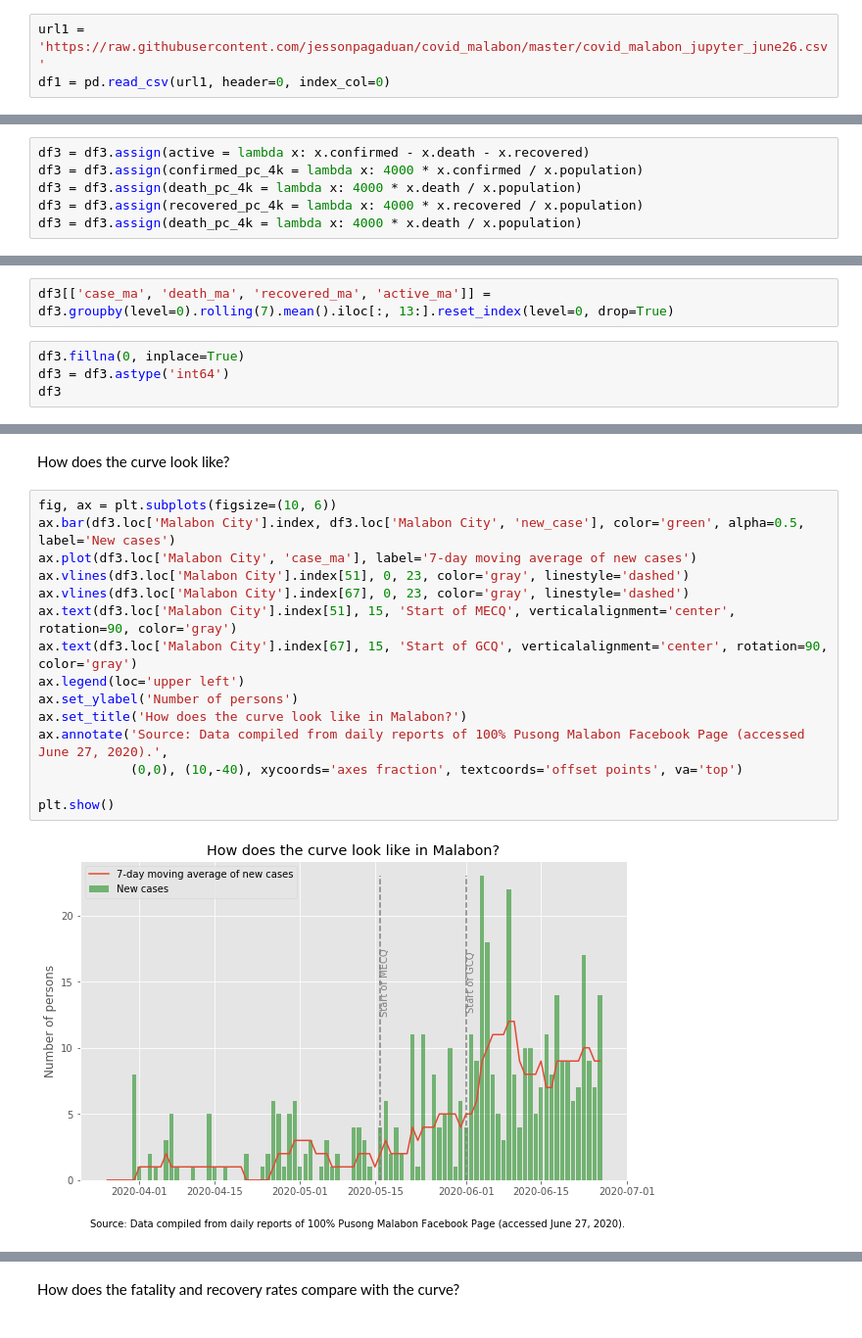
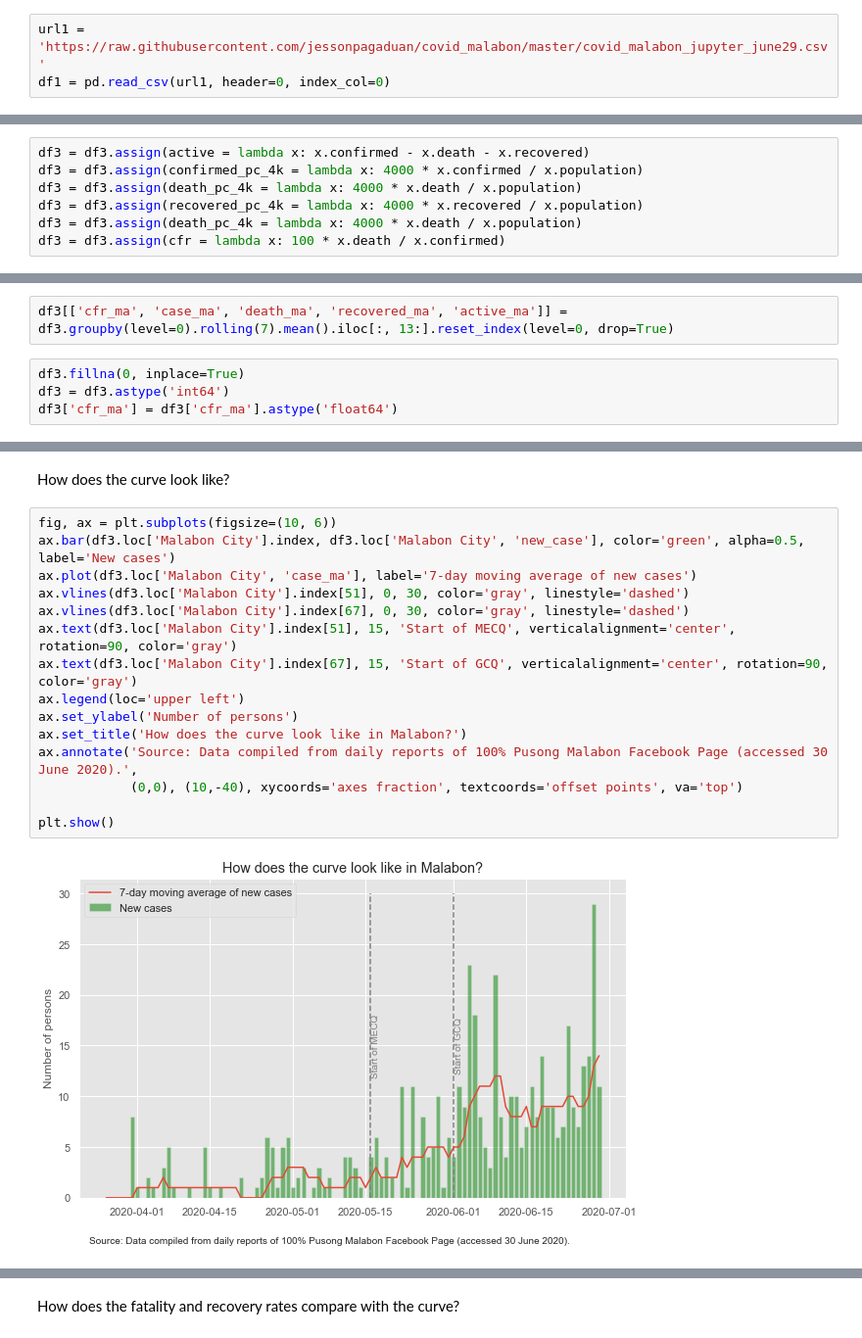
Before and after one commit to jessonpagaduan/covid_malabon, a Jupyter notebook: malabon-covid19.ipynb, the cells around one changed output, grey strips where cells are left out. Shown at 98% size. Cells and saved outputs as stored; diff of their text form.

```diff
--- a/malabon-covid19.ipynb
+++ b/malabon-covid19.ipynb
@@ -15,7 +16,7 @@ plt.style.use('ggplot')
 # %% [markdown]
 The raw data is available to the public and uploaded in my GitHub. Let's read the dataset from the GitHub repository:
 # %%
-url1 = 'https://raw.githubusercontent.com/jessonpagaduan/covid_malabon/master/covid_malabon_jupyter_june26.csv'
+url1 = 'https://raw.githubusercontent.com/jessonpagaduan/covid_malabon/master/covid_malabon_jupyter_june29.csv'
 df1 = pd.read_csv(url1, header=0, index_col=0)
 # %% [markdown]
 ### 2. Tidying data
@@ -375,6 +376,7 @@ df3 = df3.assign(confirmed_pc_4k = lambda x: 4000 * x.confirmed / x.population)
 df3 = df3.assign(death_pc_4k = lambda x: 4000 * x.death / x.population)
 df3 = df3.assign(recovered_pc_4k = lambda x: 4000 * x.recovered / x.population)
 df3 = df3.assign(death_pc_4k = lambda x: 4000 * x.death / x.population)
+df3 = df3.assign(cfr = lambda x: 100 * x.death / x.confirmed)
 # %%
 df3.replace(np.inf, 0, inplace=True)
 df3.fillna(0, inplace=True)
@@ -472,6 +474,6 @@ df3.groupby(level=0).rolling(7).mean().iloc[:, 13:]
 # %%
-df3[['case_ma', 'death_ma', 'recovered_ma', 'active_ma']] = df3.groupby(level=0).rolling(7).mean().iloc[:, 13:].reset_index(level=0, drop=True)
+df3[['cfr_ma', 'case_ma', 'death_ma', 'recovered_ma', 'active_ma']] = df3.groupby(level=0).rolling(7).mean().iloc[:, 13:].reset_index(level=0, drop=True)
 # %%
 df3.fillna(0, inplace=True)
 df3 = df3.astype('int64')
-df3
+df3['cfr_ma'] = df3['cfr_ma'].astype('float64')
@@ -508,17 +511,17 @@ How does the curve look like?
 # %%
 fig, ax = plt.subplots(figsize=(10, 6))
 ax.bar(df3.loc['Malabon City'].index, df3.loc['Malabon City', 'new_case'], color='green', alpha=0.5, label='New cases')
 ax.plot(df3.loc['Malabon City', 'case_ma'], label='7-day moving average of new cases')
-ax.vlines(df3.loc['Malabon City'].index[51], 0, 23, color='gray', linestyle='dashed')
-ax.vlines(df3.loc['Malabon City'].index[67], 0, 23, color='gray', linestyle='dashed')
+ax.vlines(df3.loc['Malabon City'].index[51], 0, 30, color='gray', linestyle='dashed')
+ax.vlines(df3.loc['Malabon City'].index[67], 0, 30, color='gray', linestyle='dashed')
 ax.text(df3.loc['Malabon City'].index[51], 15, 'Start of MECQ', verticalalignment='center', rotation=90, color='gray')
 ax.text(df3.loc['Malabon City'].index[67], 15, 'Start of GCQ', verticalalignment='center', rotation=90, color='gray')
 ax.legend(loc='upper left')
 ax.set_ylabel('Number of persons')
 ax.set_title('How does the curve look like in Malabon?')
-ax.annotate('Source: Data compiled from daily reports of 100% Pusong Malabon Facebook Page (accessed June 27, 2020).',
+ax.annotate('Source: Data compiled from daily reports of 100% Pusong Malabon Facebook Page (accessed 30 June 2020).',
             (0,0), (10,-40), xycoords='axes fraction', textcoords='offset points', va='top')
 
 plt.show()
 # %% [output]
-[figure, old version]
+[figure, new version]
```
Also changed, not shown: parts of 69 cells of this notebook.
